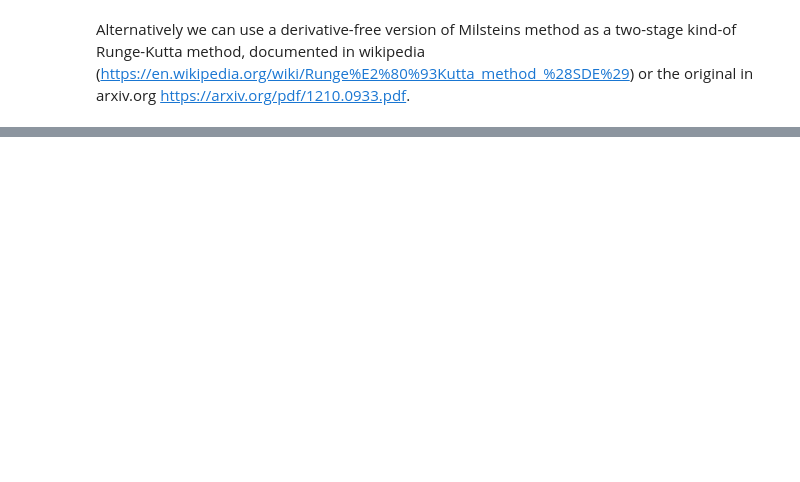
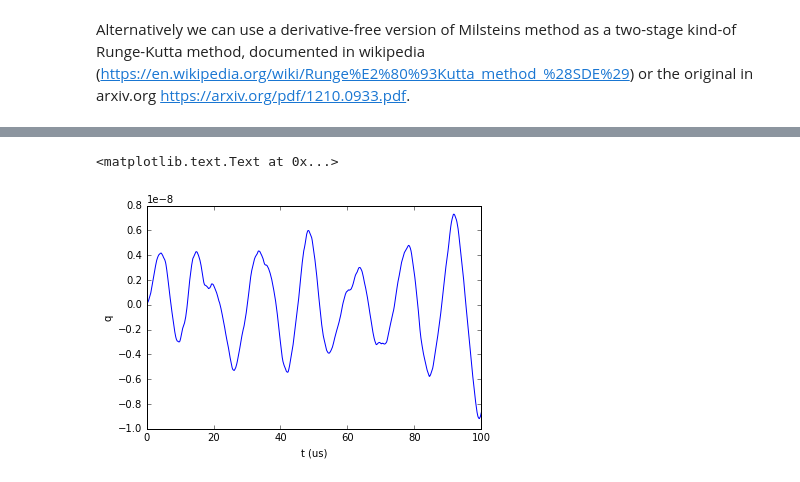
Before and after one commit to AshleySetter/optoanalysis, a Jupyter notebook: SDE_Solution_Derivation.ipynb, the cells around one changed output, grey strips where cells are left out. Cells and saved outputs as stored; diff of their text form; code cells hidden in the pictures; blank space fills up the shorter version.

```diff
--- a/SDE_Solution_Derivation.ipynb
+++ b/SDE_Solution_Derivation.ipynb
@@ -179,0 +271,7 @@ plt.ylabel("q")
+# %%
+plt.plot(tArray*1e6, q)
+plt.xlabel("t (us)")
+plt.ylabel("q")
+# %% [output]
+<matplotlib.text.Text at 0x...>
+[figure, added]
```
Also changed, not shown: parts of 19 cells of this notebook.
